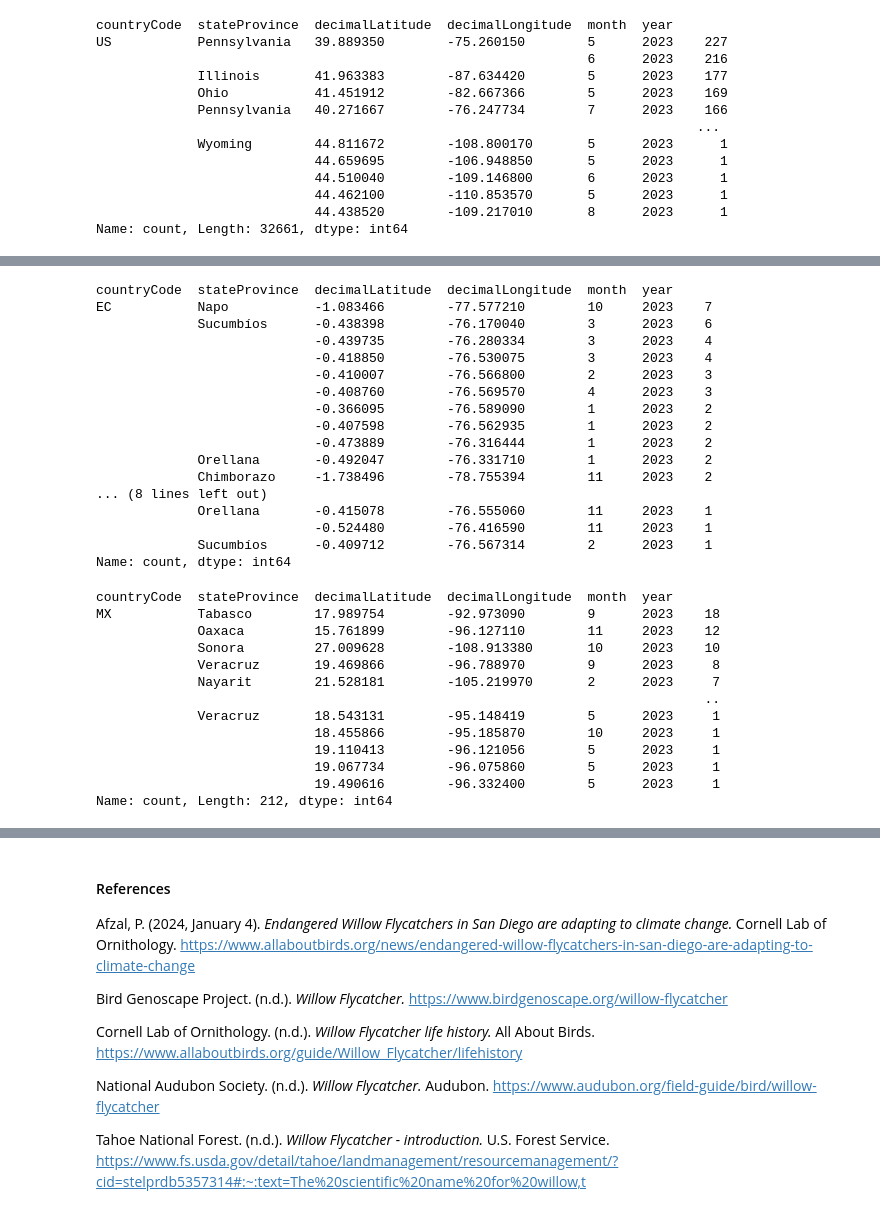
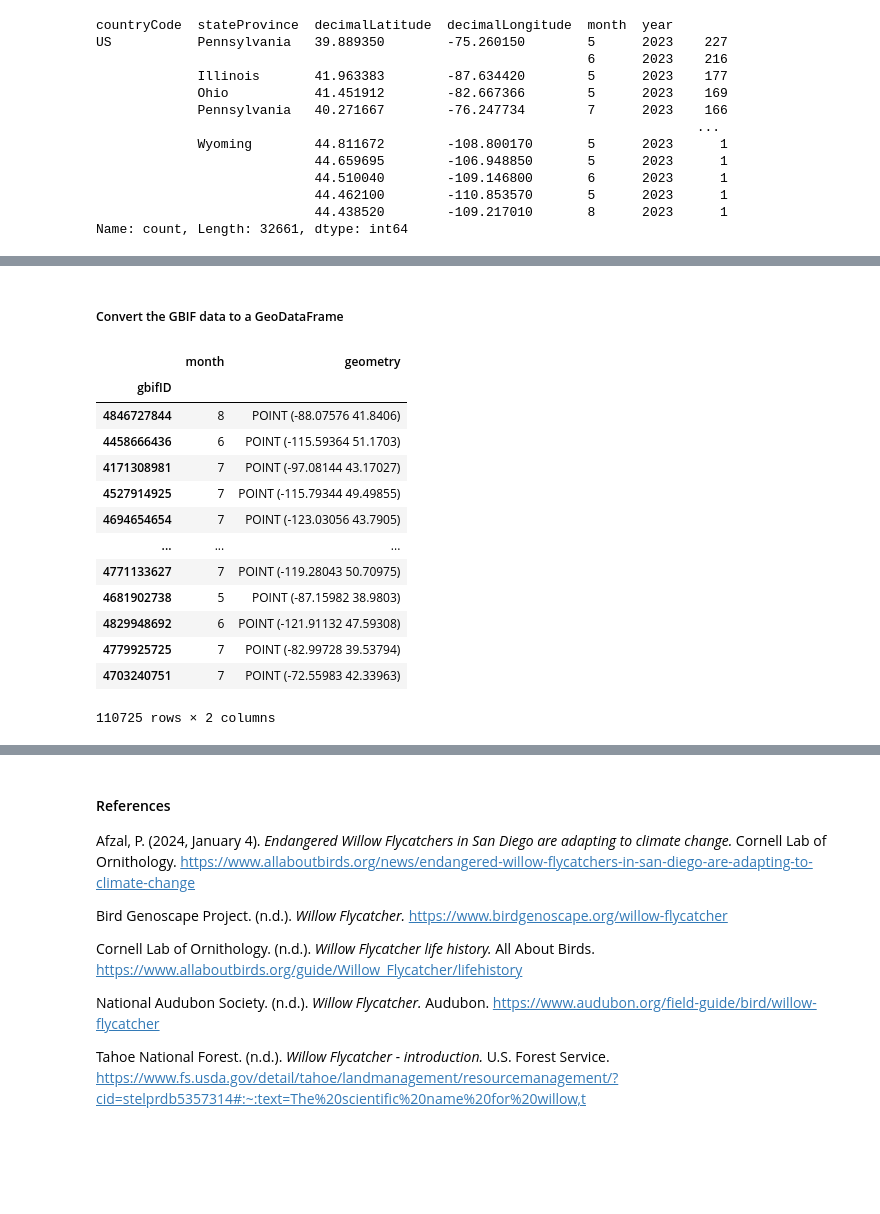
Before and after one commit to earthlab-education/species-distribution-coding-challenge-lauren-alexandra, a Jupyter notebook: portfolio_post/willow-flycatcher-distribution.ipynb, the cells around one changed output, grey strips where cells are left out. Saved outputs shown, nothing was run; the diff lists cells and outputs as text; code cells hidden in the pictures; blank space fills up the shorter version.

```diff
--- a/portfolio_post/willow-flycatcher-distribution.ipynb
+++ b/portfolio_post/willow-flycatcher-distribution.ipynb
@@ -236,42 +207,36 @@ Name: count, Length: 6818, dtype: int64
-# %%
-# Ecuador
-
-wf_EC = gbif_df_2023.loc[gbif_df_2023['countryCode'] == 'EC']
-wf_EC.value_counts()
-# %% [output]
-countryCode  stateProvince  decimalLatitude  decimalLongitude  month  year
-EC           Napo           -1.083466        -77.577210        10     2023    7
-             Sucumbíos      -0.438398        -76.170040        3      2023    6
-                            -0.439735        -76.280334        3      2023    4
-                            -0.418850        -76.530075        3      2023    4
-                            -0.410007        -76.566800        2      2023    3
-                            -0.408760        -76.569570        4      2023    3
-                            -0.366095        -76.589090        1      2023    2
-                            -0.407598        -76.562935        1      2023    2
-                            -0.473889        -76.316444        1      2023    2
-             Orellana       -0.492047        -76.331710        1      2023    2
-             Chimborazo     -1.738496        -78.755394        11     2023    2
-... (8 lines left out)
-             Orellana       -0.415078        -76.555060        11     2023    1
-                            -0.524480        -76.416590        11     2023    1
-             Sucumbíos      -0.409712        -76.567314        2      2023    1
-Name: count, dtype: int64
-# %%
-# Mexico
-
-wf_MX = gbif_df_2023.loc[gbif_df_2023['countryCode'] == 'MX']
-wf_MX.value_counts()
-# %% [output]
-countryCode  stateProvince  decimalLatitude  decimalLongitude  month  year
-MX           Tabasco        17.989754        -92.973090        9      2023    18
-             Oaxaca         15.761899        -96.127110        11     2023    12
-             Sonora         27.009628        -108.913380       10     2023    10
-             Veracruz       19.469866        -96.788970        9      2023     8
-             Nayarit        21.528181        -105.219970       2      2023     7
-                                                                              ..
-             Veracruz       18.543131        -95.148419        5      2023     1
-                            18.455866        -95.185870        10     2023     1
-                            19.110413        -96.121056        5      2023     1
-                            19.067734        -96.075860        5      2023     1
-                            19.490616        -96.332400        5      2023     1
-Name: count, Length: 212, dtype: int64
+# %% [markdown]
+##### Convert the GBIF data to a GeoDataFrame
+# %%
+"""
+Coordinate reference system:
+EPSG:4326, also known as the WGS84 projection, is a coordinate system that represents the Earth as a 3D ellipsoid.
+It's used in Google Earth, GPS systems, and by organizations that provide GIS data for the entire globe or many countries.
+"""
+
+gdf_monthly = (
+    gpd.GeoDataFrame(
+        gbif_df_2023,
+        geometry=gpd.points_from_xy(
+            gbif_df_2023.decimalLongitude,
+            gbif_df_2023.decimalLatitude),
+        crs="EPSG:4326")
+    # Select the desired columns
+    [['month', 'geometry']]
+)
+
+gdf_monthly
+# %% [output]
+|  | month | geometry |
+| gbifID |  |  |
+| 4846727844 | 8 | POINT (-88.07576 41.8406) |
+| 4458666436 | 6 | POINT (-115.59364 51.1703) |
+| 4171308981 | 7 | POINT (-97.08144 43.17027) |
+| 4527914925 | 7 | POINT (-115.79344 49.49855) |
+| 4694654654 | 7 | POINT (-123.03056 43.7905) |
+| ... | ... | ... |
+| 4771133627 | 7 | POINT (-119.28043 50.70975) |
+| 4681902738 | 5 | POINT (-87.15982 38.9803) |
+| 4829948692 | 6 | POINT (-121.91132 47.59308) |
+| 4779925725 | 7 | POINT (-82.99728 39.53794) |
+| 4703240751 | 7 | POINT (-72.55983 42.33963) |
+110725 rows × 2 columns
```
Also changed, not shown: parts of 32 cells of this notebook, 1 other file.
